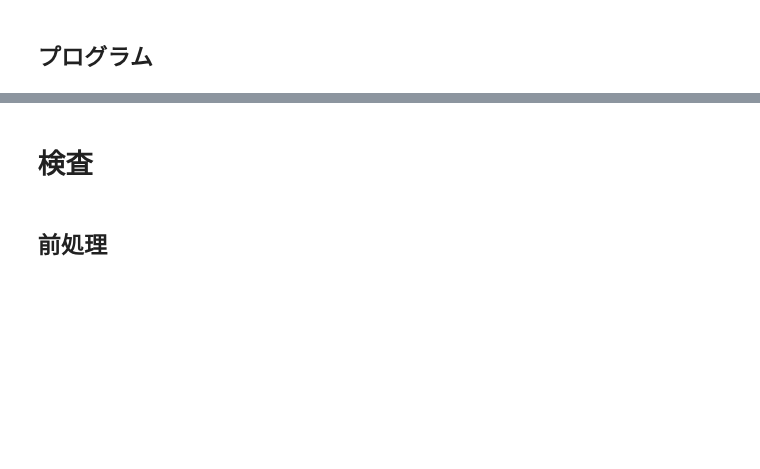
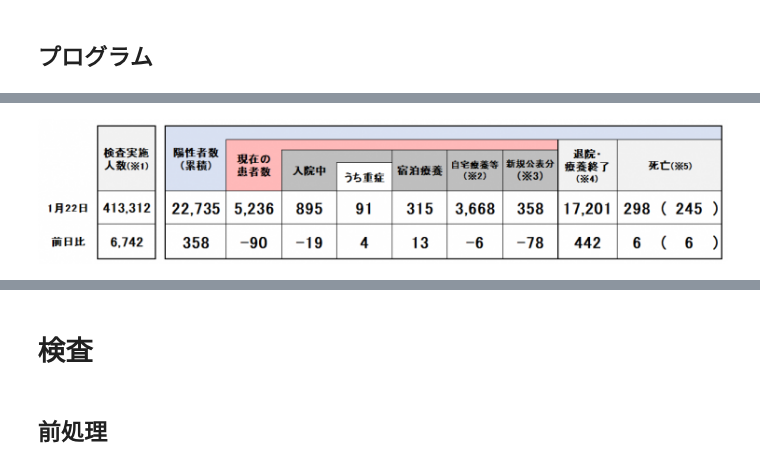
Before and after one commit to imabari/covid19-data, a Jupyter notebook: saitama/saitama_covid.ipynb, the cells around one changed output, grey strips where cells are left out. Cells and saved outputs as stored; diff of their text form; code cells hidden in the pictures; blank space fills up the shorter version.

```diff
--- a/saitama/saitama_covid.ipynb
+++ b/saitama/saitama_covid.ipynb
@@ -21,14 +24,17 @@ def fetch_soup(url):
     return soup
 # %%
 def fetch_file(url, dir="."):
-
-    r = requests.get(url)
 
     p = pathlib.Path(dir, pathlib.PurePath(url).name)
     p.parent.mkdir(parents=True, exist_ok=True)
 
-    with p.open(mode="wb") as fw:
-        fw.write(r.content)
+    # 同一ファイル名の場合はダウンロードしない
+    if not p.exists():
+
+        r = requests.get(url)
+
+        with p.open(mode="wb") as fw:
+            fw.write(r.content)
 
     return p
 # %%
@@ -111,6 +121,9 @@ if m:
     temp[f"{m.group(1)}_{m.group(2)}"] = int(m.group(3).replace(",", ""))
     temp[f"{m.group(1)}_{m.group(4)}"] = int(m.group(5).replace(",", ""))
     temp[f"{m.group(1)}_{m.group(6)}"] = int(m.group(7).replace(",", ""))
+# %%
+img_url = urljoin(MAIN_SUMMARY_URL, soup.select_one("div#tmp_contents > div.outline_type1 > div > p > img").get("src"))
+p_img = fetch_file(img_url)
 # %%
 temp
 # %% [output]
@@ -135,0 +148,4 @@ temp
+# %%
+display_png(Image(str(p_img)))
+# %% [output]
+[figure, added]
```
Also changed, not shown: parts of 18 cells of this notebook.
